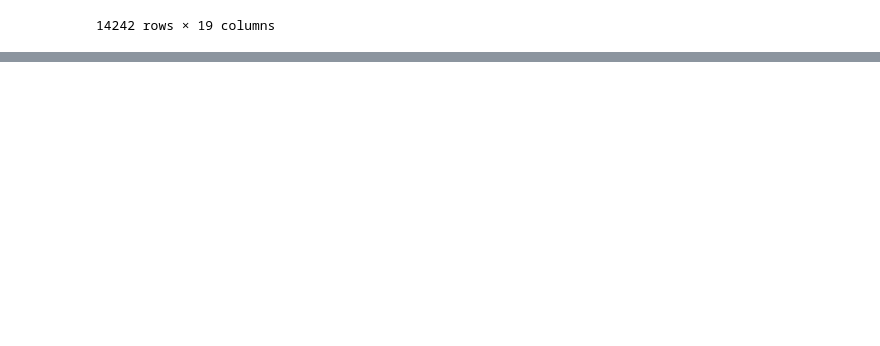
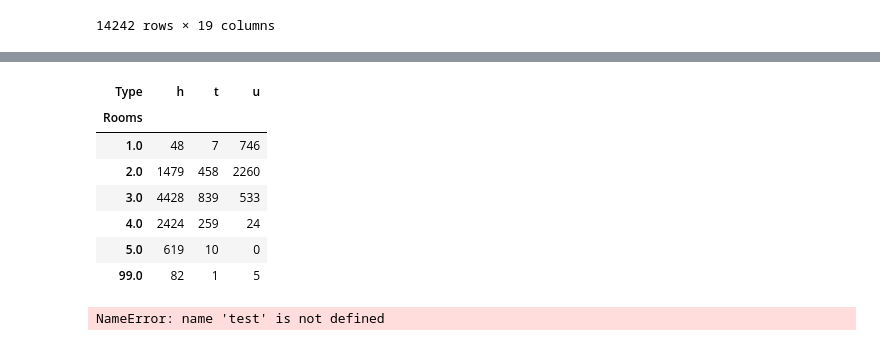
Before and after one commit to nenduru1/Melbourne-Housing, a Jupyter notebook: Melbourne-Housing-master.ipynb, the cells around one changed output, grey strips where cells are left out. Saved outputs shown, nothing was run; the diff lists cells and outputs as text; code cells hidden in the pictures; blank space fills up the shorter version.

```diff
--- a/Melbourne-Housing-master.ipynb
+++ b/Melbourne-Housing-master.ipynb
@@ -131,0 +179,17 @@ data
+# %%
+data.loc[data.Rooms > 5,'Rooms']=99
+# %%
+pd.crosstab(data.Rooms,data.Type)
+# %% [output]
+| Type | h | t | u |
+| Rooms |  |  |  |
+| 1.0 | 48 | 7 | 746 |
+| 2.0 | 1479 | 458 | 2260 |
+| 3.0 | 4428 | 839 | 533 |
+| 4.0 | 2424 | 259 | 24 |
+| 5.0 | 619 | 10 | 0 |
+| 99.0 | 82 | 1 | 5 |
+# %%
+test.Rooms.unique()
+# %% [output]
+NameError: name 'test' is not defined
```
Also changed, not shown: parts of 26 cells of this notebook.
